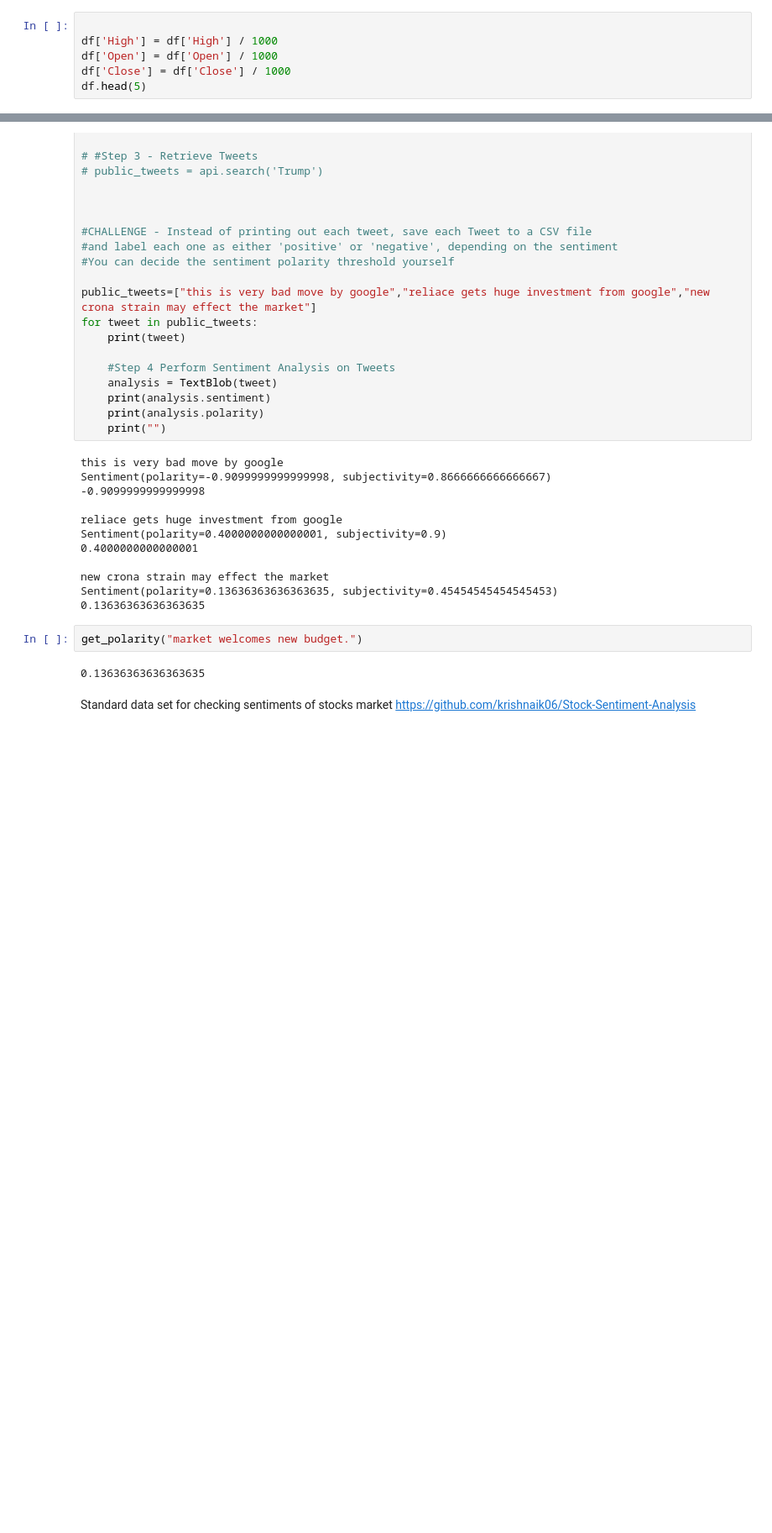
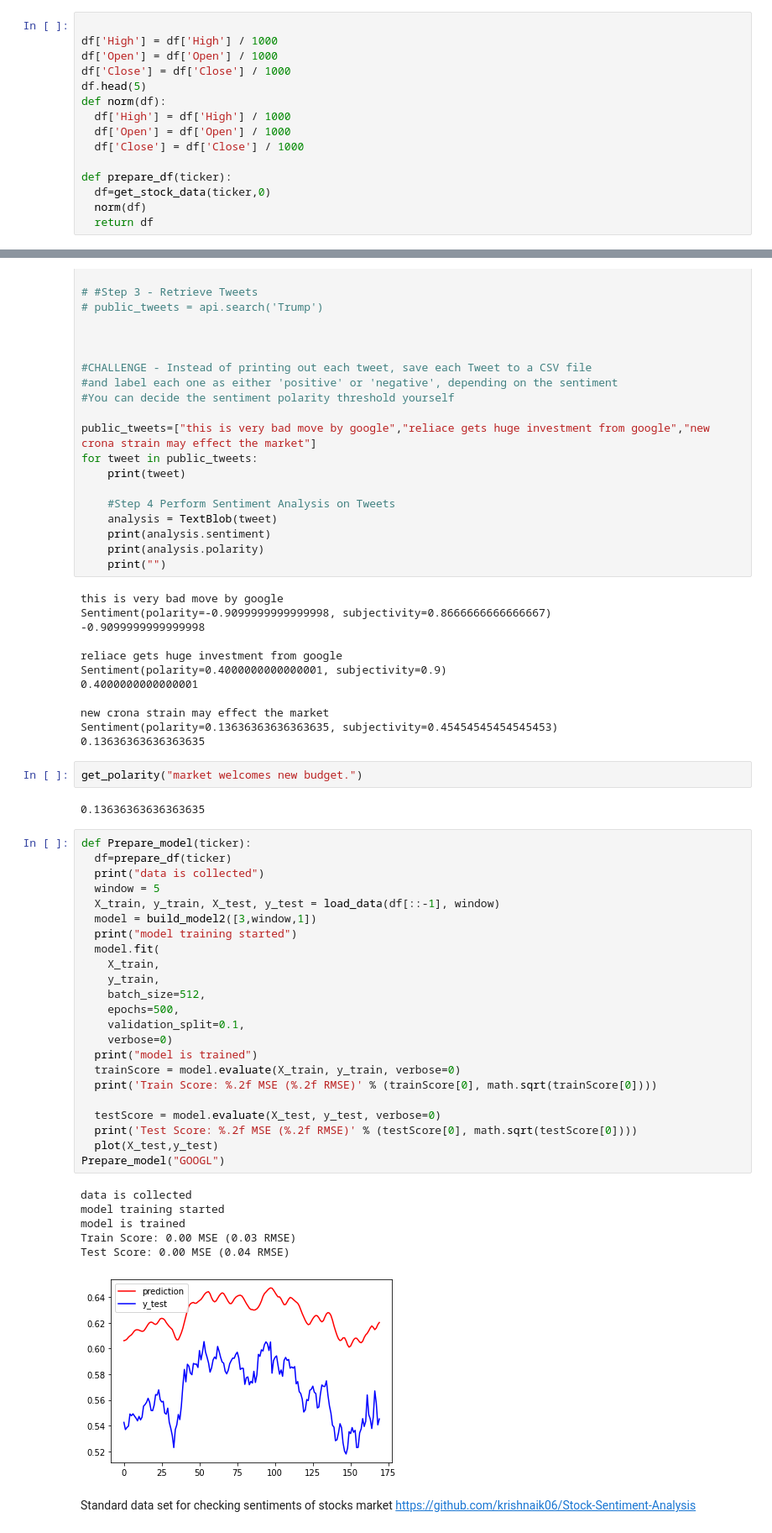
Before and after one commit to ankitstar01/DeepLearning, a Jupyter notebook: StockPrice.ipynb, the cells around one changed output, grey strips where cells are left out. Shown at 84% size. Cells and saved outputs as stored; diff of their text form; blank space fills up the shorter version.

```diff
--- a/StockPrice.ipynb
+++ b/StockPrice.ipynb
@@ -47,3 +46,12 @@ df['High'] = df['High'] / 1000
 df['Open'] = df['Open'] / 1000
 df['Close'] = df['Close'] / 1000
 df.head(5)
+def norm(df):
+  df['High'] = df['High'] / 1000
+  df['Open'] = df['Open'] / 1000
+  df['Close'] = df['Close'] / 1000
+
+def prepare_df(ticker):
+  df=get_stock_data(ticker,0)
+  norm(df)
+  return df
@@ -218,5 +231,35 @@ Sentiment(polarity=0.13636363636363635, subjectivity=0.45454545454545453)
 get_polarity("market welcomes new budget.")
 # %% [output]
 0.13636363636363635
+# %%
+def Prepare_model(ticker):
+  df=prepare_df(ticker)
+  print("data is collected")
+  window = 5
+  X_train, y_train, X_test, y_test = load_data(df[::-1], window)
+  model = build_model2([3,window,1])
+  print("model training started")
+  model.fit(
+    X_train,
+    y_train,
+    batch_size=512,
+    epochs=500,
+    validation_split=0.1,
+    verbose=0)
+  print("model is trained")
+  trainScore = model.evaluate(X_train, y_train, verbose=0)
+  print('Train Score: %.2f MSE (%.2f RMSE)' % (trainScore[0], math.sqrt(trainScore[0])))
+
+  testScore = model.evaluate(X_test, y_test, verbose=0)
+  print('Test Score: %.2f MSE (%.2f RMSE)' % (testScore[0], math.sqrt(testScore[0])))
+  plot(X_test,y_test)
+Prepare_model("GOOGL")
+# %% [output]
+data is collected
+model training started
+model is trained
+Train Score: 0.00 MSE (0.03 RMSE)
+Test Score: 0.00 MSE (0.04 RMSE)
+[figure, added]
 # %% [markdown]
 Standard data set for checking sentiments of stocks market   https://github.com/krishnaik06/Stock-Sentiment-Analysis
```
Also changed, not shown: parts of 5 cells of this notebook.
